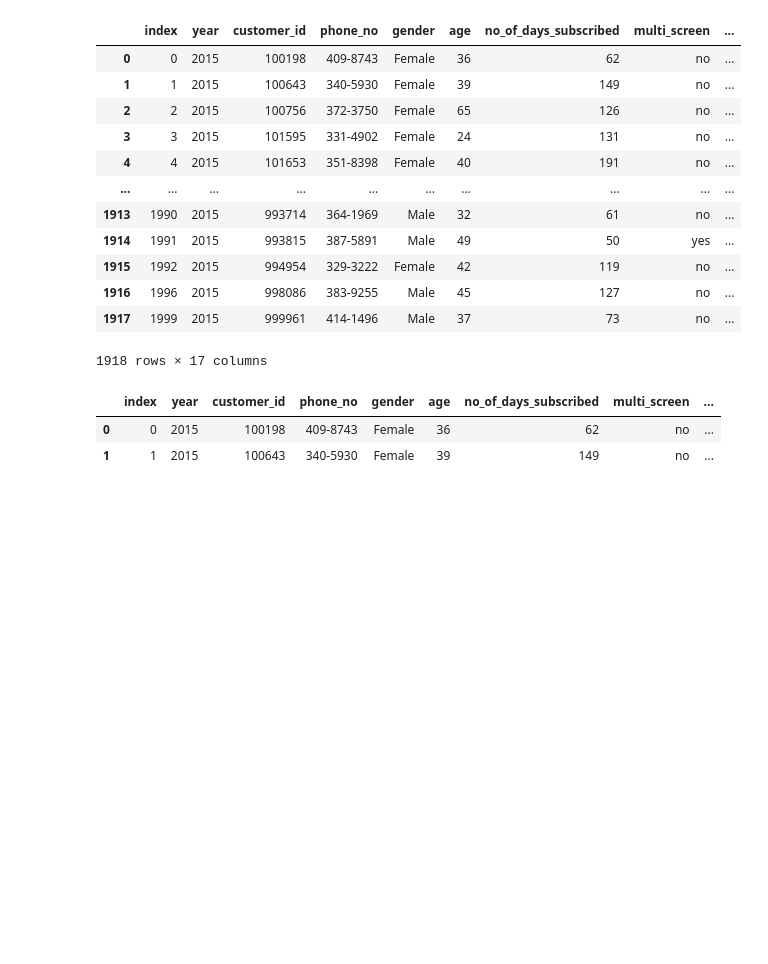
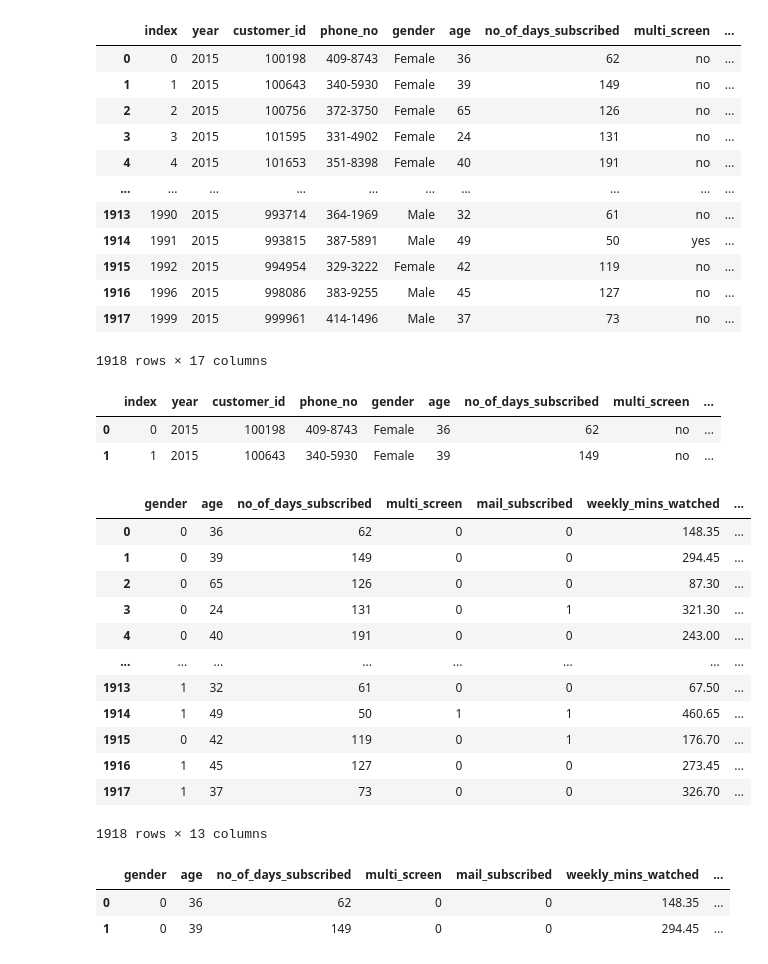
Before and after one commit to Pratikrajejadhav/Ml_End_toEnd_Projects, a Jupyter notebook: Classification Model/Model.ipynb, the cells around one changed output. Drawn from its saved outputs; the diff is of its cells as text; code cells hidden in the pictures; blank space fills up the shorter version.

```diff
--- a/Classification Model/Model.ipynb
+++ b/Classification Model/Model.ipynb
@@ -132,5 +132,21 @@ df.drop(columns=col_list,inplace=True)
 # %%
 #use label encoder for converting categorical values into numrical
 from sklearn.preprocessing import LabelEncoder
-LE = LabelEncoder()
-LE.fit_transform
+cat_cols = df.select_dtypes(include="object").columns.to_list()
+df[cat_cols]=df[cat_cols].apply(LabelEncoder().fit_transform)
+# %%
+df
+# %% [output]
+|  | gender | age | no_of_days_subscribed | multi_screen | mail_subscribed | weekly_mins_watched | ... |
+| 0 | 0 | 36 | 62 | 0 | 0 | 148.35 | ... |
+| 1 | 0 | 39 | 149 | 0 | 0 | 294.45 | ... |
+| 2 | 0 | 65 | 126 | 0 | 0 | 87.30 | ... |
+| 3 | 0 | 24 | 131 | 0 | 1 | 321.30 | ... |
+| 4 | 0 | 40 | 191 | 0 | 0 | 243.00 | ... |
+| ... | ... | ... | ... | ... | ... | ... | ... |
+| 1913 | 1 | 32 | 61 | 0 | 0 | 67.50 | ... |
+| 1914 | 1 | 49 | 50 | 1 | 1 | 460.65 | ... |
+| 1915 | 0 | 42 | 119 | 0 | 1 | 176.70 | ... |
+| 1916 | 1 | 45 | 127 | 0 | 0 | 273.45 | ... |
+| 1917 | 1 | 37 | 73 | 0 | 0 | 326.70 | ... |
+1918 rows × 13 columns
@@ -136,0 +172,6 @@ LE.fit_transform
+# %%
+df.head(2)
+# %% [output]
+|  | gender | age | no_of_days_subscribed | multi_screen | mail_subscribed | weekly_mins_watched | ... |
+| 0 | 0 | 36 | 62 | 0 | 0 | 148.35 | ... |
+| 1 | 0 | 39 | 149 | 0 | 0 | 294.45 | ... |
```
Also changed, not shown: parts of 10 cells of this notebook, 3 other files.
